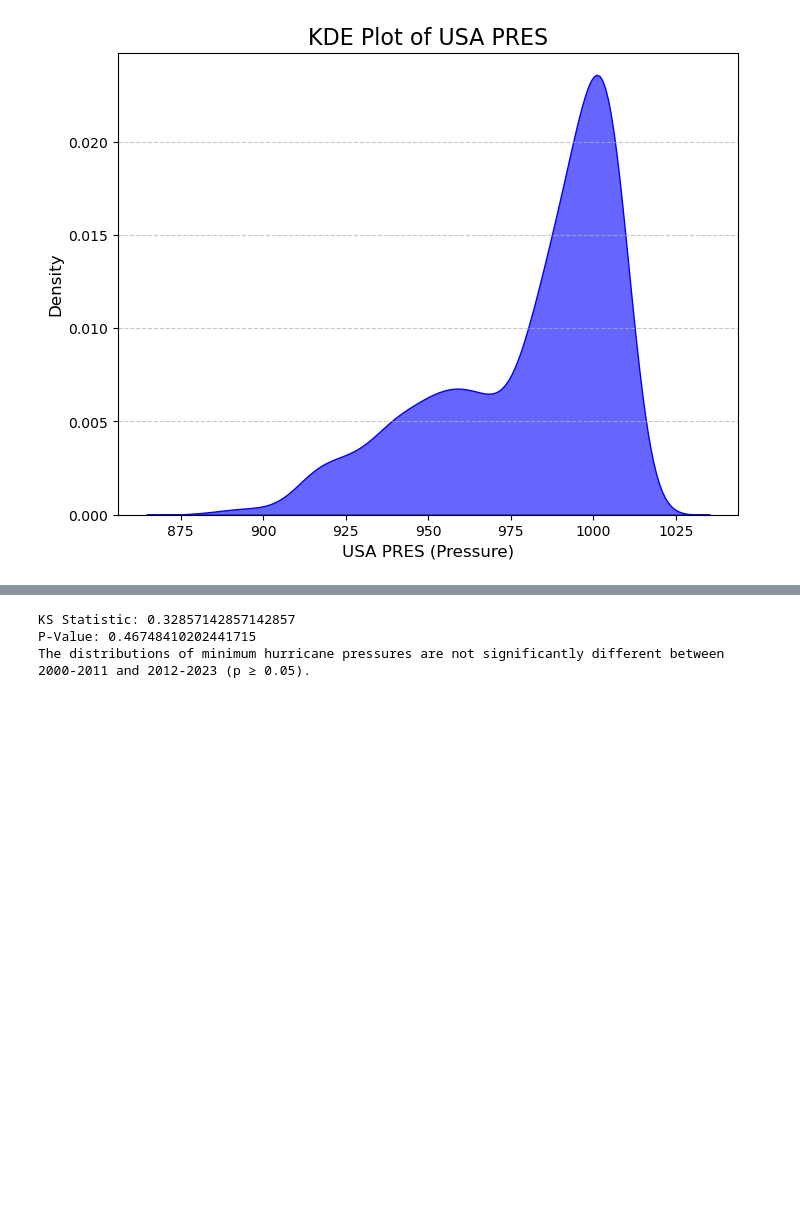
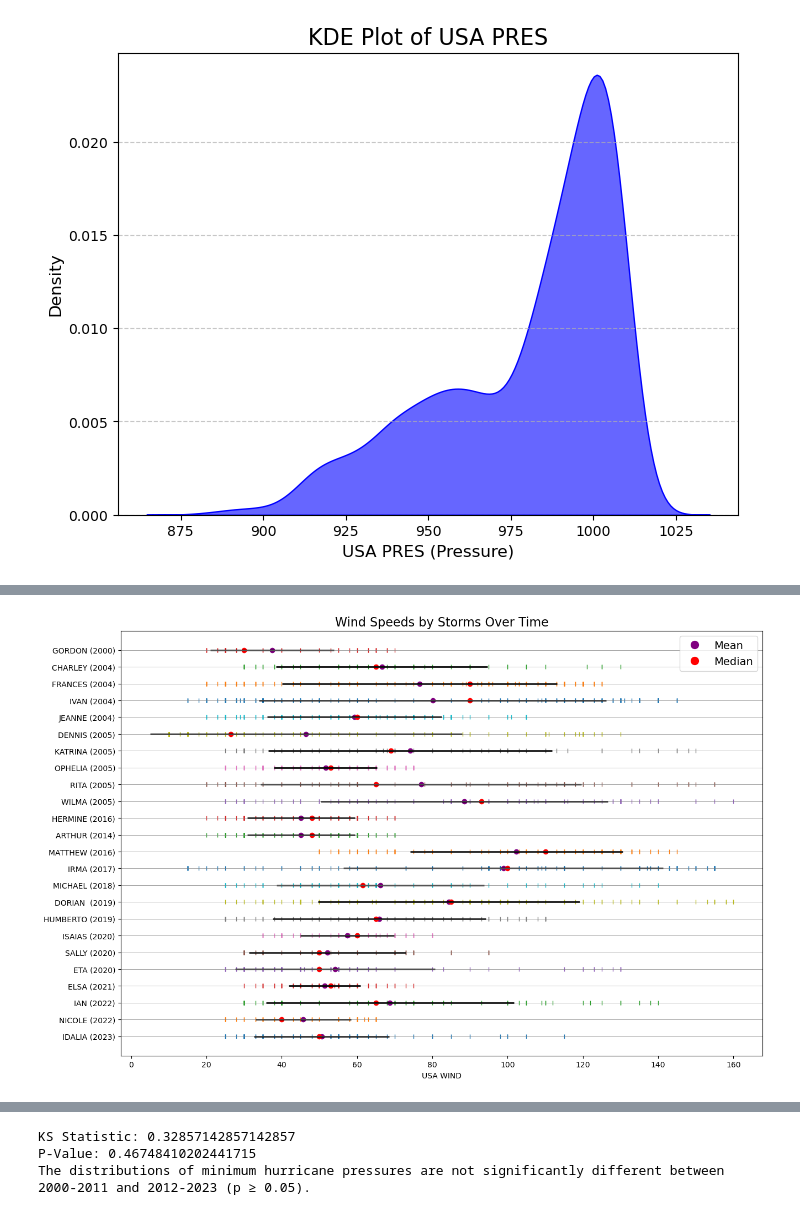
Before and after one commit to Jef-H/geo557_flooding, a Jupyter notebook: Trop_Trends_Stats.ipynb, the cells around one changed output, grey strips where cells are left out. Saved outputs shown, nothing was run; the diff lists cells and outputs as text; code cells hidden in the pictures; blank space fills up the shorter version.

```diff
--- a/Trop_Trends_Stats.ipynb
+++ b/Trop_Trends_Stats.ipynb
@@ -115,0 +142,40 @@ plt.show()
+# %%
+import matplotlib.lines as mlines
+
+# Convert ISO_TIME to datetime
+df['ISO_TIME'] = pd.to_datetime(df['ISO_TIME'])
+
+# Sort the DataFrame by ISO_TIME within each group
+df = df.sort_values(by=['ISO_TIME'], ascending=False)
+
+# Group by 'Name' and calculate mean, median, and standard deviation for each group
+grouped = df.groupby('Name')['USA WIND'].agg(['mean', 'median', 'std'])
+
+# Plotting USA WIND on a series of stacked number lines
+fig, ax = plt.subplots(figsize=(15, 10))
+
+# Get unique names sorted by the first occurrence of ISO_TIME
+unique_names = df.drop_duplicates(subset='Name').sort_values(by='ISO_TIME', ascending=False)['Name']
+
+for i, name in enumerate(unique_names):
+    group = df[df['Name'] == name]
+    y = [i] * len(group)
+    ax.plot(group['USA WIND'], y, '|', label=f'{name} - USA WIND')
+    ax.plot(grouped.loc[name, 'mean'], i, 'o', color='purple', label=f'{name} - Mean')
+    ax.plot(grouped.loc[name, 'median'], i, 'o', color='red', label=f'{name} - Median')
+    ax.hlines(i, grouped.loc[name, 'mean'] - grouped.loc[name, 'std'], grouped.loc[name, 'mean'] + grouped.loc[name, 'std'], color='black', linestyle='-', linewidth=2)
+    ax.axhline(y=i, color='gray', linestyle='-', linewidth=0.5)
+
+    # Custom legend handles
+mean_handle = mlines.Line2D([], [], color='purple', marker='o', linestyle='None', markersize=10, label='Mean')
+median_handle = mlines.Line2D([], [], color='red', marker='o', linestyle='None', markersize=10, label='Median')
+
+ax.set_yticks(range(len(unique_names)))
+ax.set_yticklabels([f"{name} ({df[df['Name'] == name]['Year'].iloc[0]})" for name in unique_names])
+ax.set_xlabel('USA WIND')
+ax.set_title('Wind Speeds by Storms Over Time', fontsize=16)
+ax.legend(handles=[mean_handle, median_handle], fontsize=14)
+
+plt.show()
+# %% [output]
+[figure, added]
```
Also changed, not shown: parts of 50 cells of this notebook, 1 other file.
